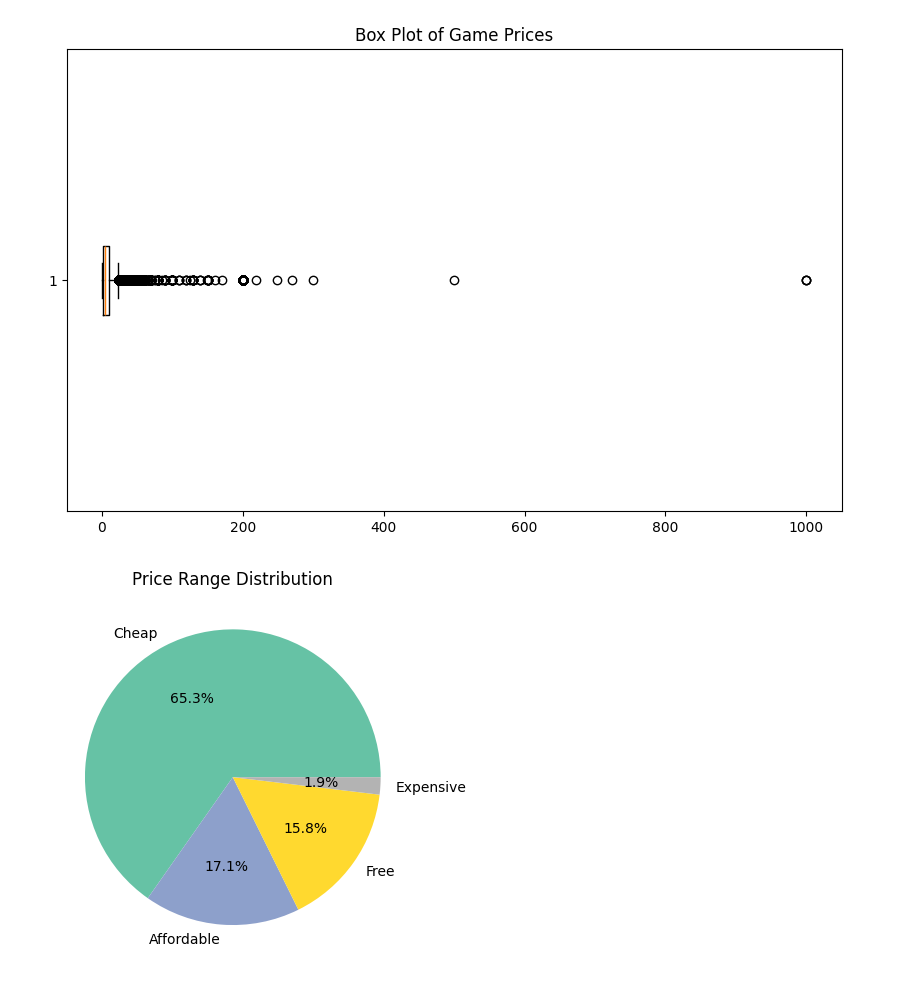
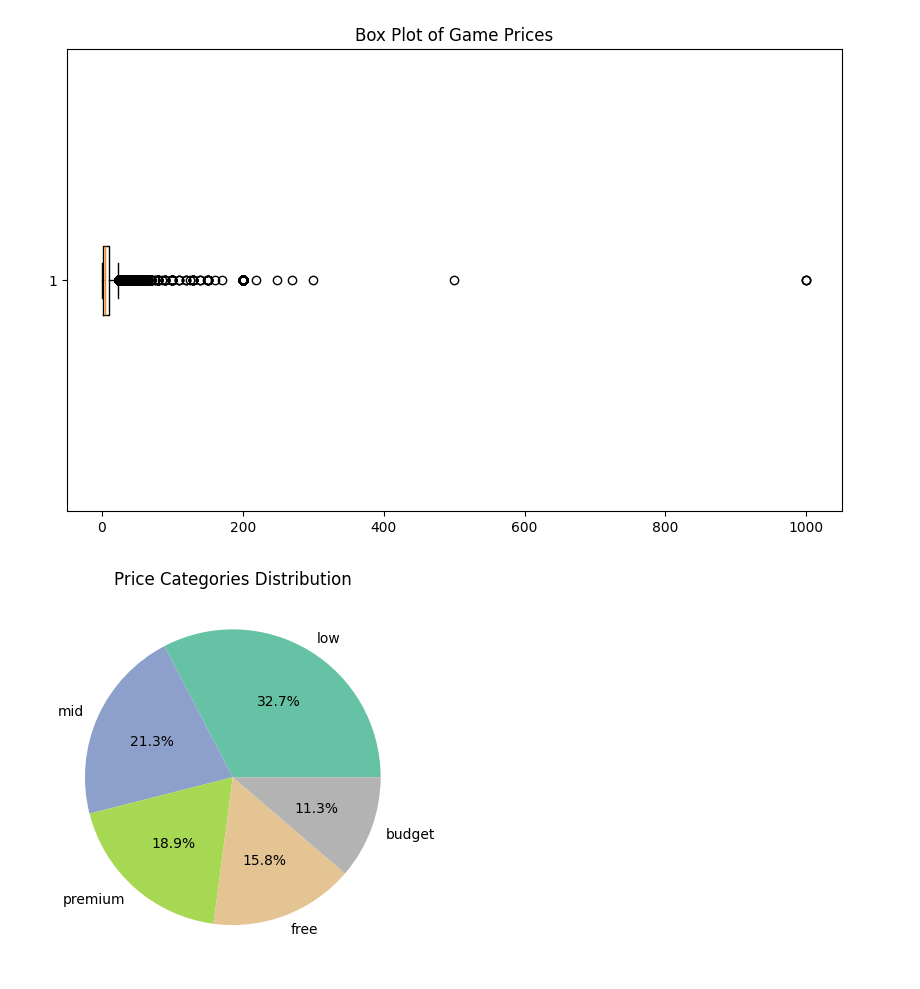
Before and after one commit to RudraKumar002/steam-price-intelligence-system, a Jupyter notebook: notebooks/01_EDA.ipynb, the cells around one changed output. Drawn from its saved outputs; the diff is of its cells as text; code cells hidden in the pictures.

```diff
--- a/notebooks/01_EDA.ipynb
+++ b/notebooks/01_EDA.ipynb
@@ -54,7 +54,7 @@ import numpy as np
 import matplotlib.pyplot as plt
 # %%
 # Loading the dataset from the specified path into a DataFrame.
-df = pd.read_csv('games_march2025_cleaned.csv')
+df = pd.read_csv(r'..\data\raw\games_march2025_cleaned.csv')
 # %%
 # Displaying the first few rows of the DataFrame to understand its structure and contents.
 df.head()
@@ -165,23 +179,20 @@ This analysis highlights the need for **missing value treatment and feature sele
 # %%
 # Creating a copy of the original DataFrame for exploratory data analysis (EDA) to avoid modifying the original dataset.
-eda_df = df.copy()
+def price_category(price):
+    """
+    Categorizes price using data-driven bins (based on distribution).
+    """
 
-def price_range(price):
-    '''
-    Function to categorize the price of a game into different ranges.
-    - 'Free' for games that are free (price = 0)
-    - 'Cheap' for games that are less than $10
-    - 'Affordable' for games that are between $10 and $30
-    - 'Expensive' for games that are $30 or more
-    '''
     if price == 0:
-        return 'Free'
-    elif price < 10:
-        return 'Cheap'
-    elif price < 30:
-        return 'Affordable'
+        return 'free'
+    elif price <= 0.99:
+        return 'budget'
+    elif price <= 4.99:
+        return 'low'
+    elif price <= 9.99:
+        return 'mid'
     else:
-        return 'Expensive'
+        return 'premium'
 # %%
-#  Applying the price_range function to the 'price' column to create a new column 'price_range' that categorizes the games based on their price.
-eda_df['price_range'] = eda_df['price'].apply(price_range)
+#  Applying the price_category function to the 'price' column to create a new column 'price_category' that categorizes the games based on their price.
+eda_df['price_category'] = eda_df['price'].apply(price_category)
@@ -409,10 +349,10 @@ Text(0.5, 1.0, 'Box Plot of Game Prices')
 [figure]
 # %%
 # plot pie chart for price range distribution
-eda_df['price_range'].value_counts().plot(kind='pie', autopct='%1.1f%%',colormap='Set2')
-plt.title('Price Range Distribution')
+eda_df['price_category'].value_counts().plot(kind='pie', autopct='%1.1f%%',colormap='Set2')
+plt.title('Price Categories Distribution')
 plt.ylabel('')
 plt.show()
 # %% [output]
-[figure, old version]
+[figure, new version]
 # %% [markdown]
```
Also changed, not shown: parts of 15 cells of this notebook, 23 other files.
